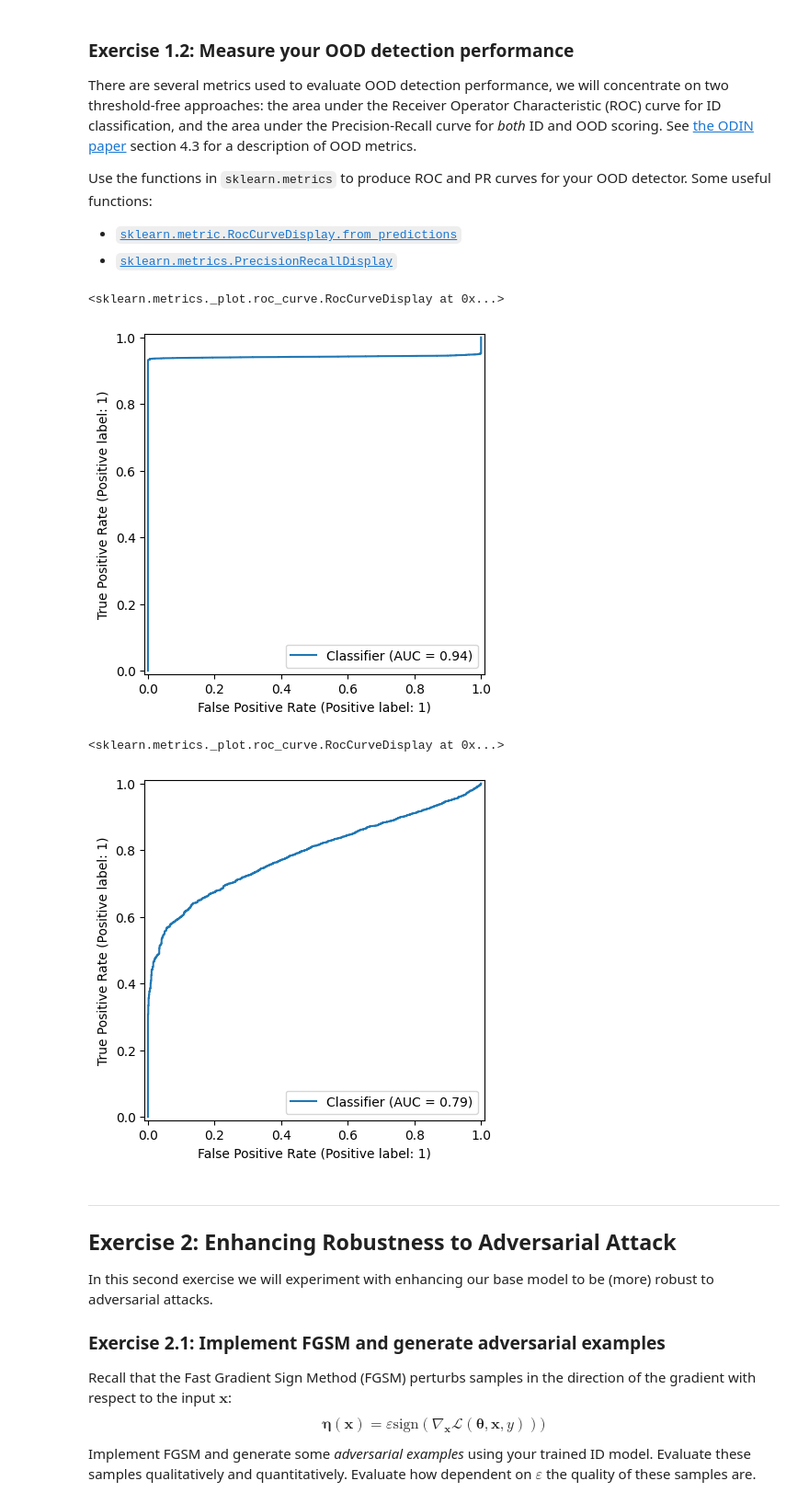
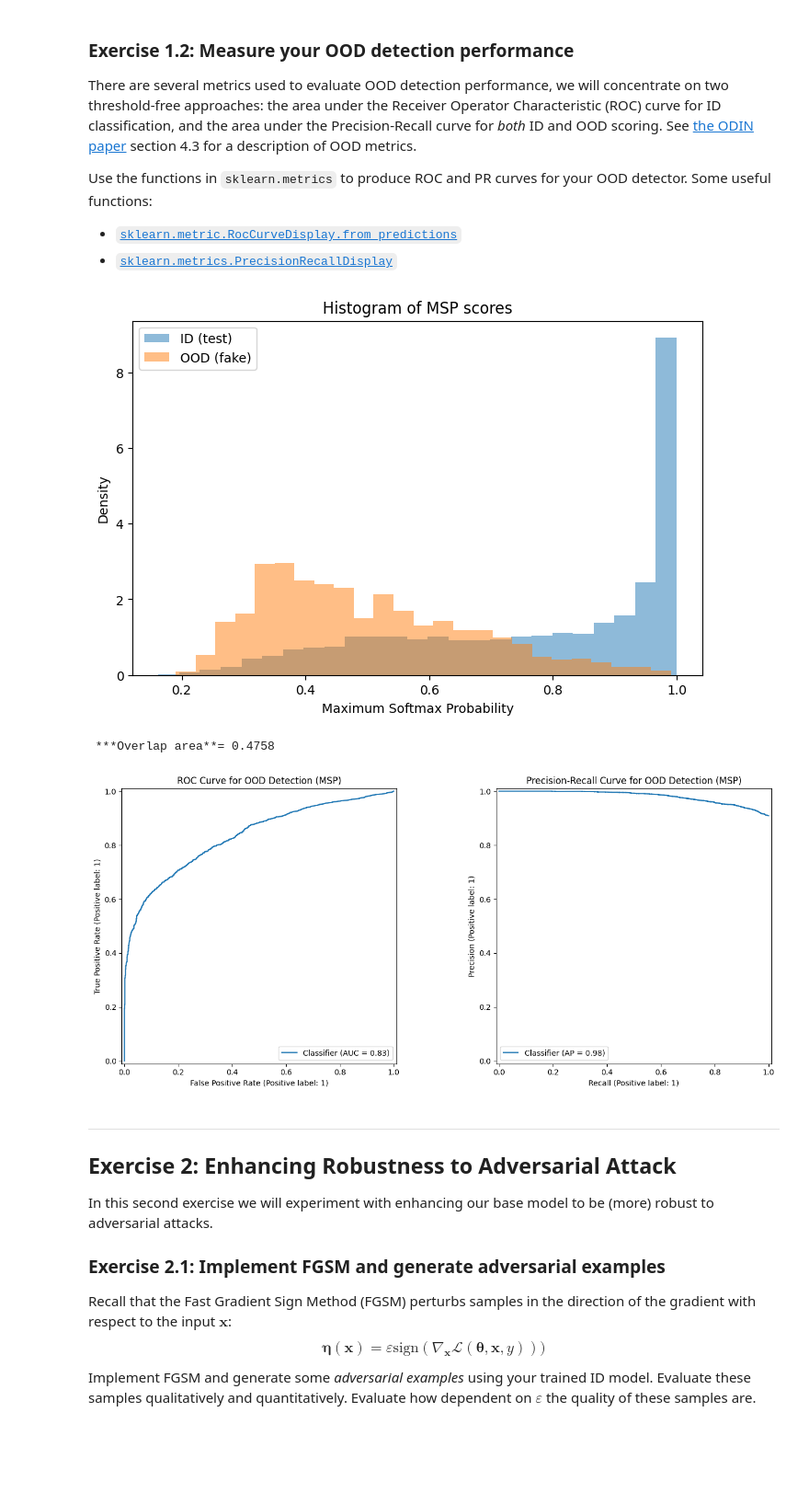
Before and after one commit to emile-kophi/AML_Labs, a Jupyter notebook: Exercise_4/Lab4_Adversarial_learning.ipynb, the cells around one changed output. Shown at 92% size. Saved outputs shown, nothing was run; the diff lists cells and outputs as text; code cells hidden in the pictures; blank space fills up the shorter version.

```diff
--- a/Exercise_4/Lab4_Adversarial_learning.ipynb
+++ b/Exercise_4/Lab4_Adversarial_learning.ipynb
@@ -294,32 +297,49 @@ Use the functions in `sklearn.metrics` to produce ROC and PR curves for your OOD
 
 + [`sklearn.metric.RocCurveDisplay.from_predictions`](https://scikit-learn.org/stable/modules/generated/sklearn.metrics.RocCurveDisplay.html)
 + [`sklearn.metrics.PrecisionRecallDisplay`](https://scikit-learn.org/stable/modules/generated/sklearn.metrics.PrecisionRecallDisplay.html)
-# %%
-#AE performance
-ypred =  torch.cat((scores_test_ae, scores_fake_ae))
-y_test = torch.ones_like(scores_test_ae)
-y_fake = torch.zeros_like(scores_fake_ae)
-
-y = torch.cat((y_test, y_fake))
-
-#y.shape
-metrics.RocCurveDisplay.from_predictions(y.cpu(), ypred.cpu())
-# %% [output]
-<sklearn.metrics._plot.roc_curve.RocCurveDisplay at 0x...>
-[figure, removed]
-# %%
-#logits or softmax performance
-ypred = torch.cat((scores_test, scores_fake))
-y_test = torch.ones_like(scores_test)
-y_fake = torch.zeros_like(scores_fake)
-
-y = torch.cat((y_test, y_fake))
-
-#y.shape
-metrics.RocCurveDisplay.from_predictions(y.cpu(), ypred.cpu())
-# %% [output]
-<sklearn.metrics._plot.roc_curve.RocCurveDisplay at 0x...>
-[figure, removed]
+# %%
+# Plot histograms with density
+plt.figure(figsize=(8,5))
+plt.hist(id_scores, density=True, alpha=0.5, bins=25, label='ID (test)')
+plt.hist(ood_scores, density=True, alpha=0.5, bins=25, label='OOD (fake)')
+plt.xlabel('Maximum Softmax Probability')
+plt.ylabel('Density')
+plt.title('Histogram of MSP scores')
+plt.legend()
+plt.show()
+
+# Define common bins
+bins = np.linspace(0, 1, 50)
+# Compute histograms as probability densities
+hist_id, _ = np.histogram(id_scores, bins=bins, density=True)
+hist_ood, _ = np.histogram(ood_scores, bins=bins, density=True)
+
+# Calculate the overlap area
+bin_width = bins[1] - bins[0]
+overlap_area = np.sum(np.minimum(hist_id, hist_ood)) * bin_width
+print(f"\n ***Overlap area**= {overlap_area:.4f}\n")
+
+# Prepare labels for ROC / PR
+y_true = np.concatenate([np.ones_like(id_scores), np.zeros_like(ood_scores)])
+y_scores = np.concatenate([id_scores, ood_scores])
+
+#Curves
+fig, axes = plt.subplots(1, 2, figsize=(14, 6))  # 1 row, 2 columns
+
+# ROC Curve
+RocCurveDisplay.from_predictions(y_true, y_scores, ax=axes[0])
+axes[0].set_title("ROC Curve for OOD Detection (MSP)")
+
+# Precision-Recall Curve
+PrecisionRecallDisplay.from_predictions(y_true, y_scores, ax=axes[1])
+axes[1].set_title("Precision-Recall Curve for OOD Detection (MSP)")
+
+plt.tight_layout()
+plt.show()
+# %% [output]
+[figure, added]
+ ***Overlap area**= 0.4758
+[figure, added]
 # %% [markdown]
 ---
 ## Exercise 2: Enhancing Robustness to Adversarial Attack
```
Also changed, not shown: parts of 13 cells of this notebook.
